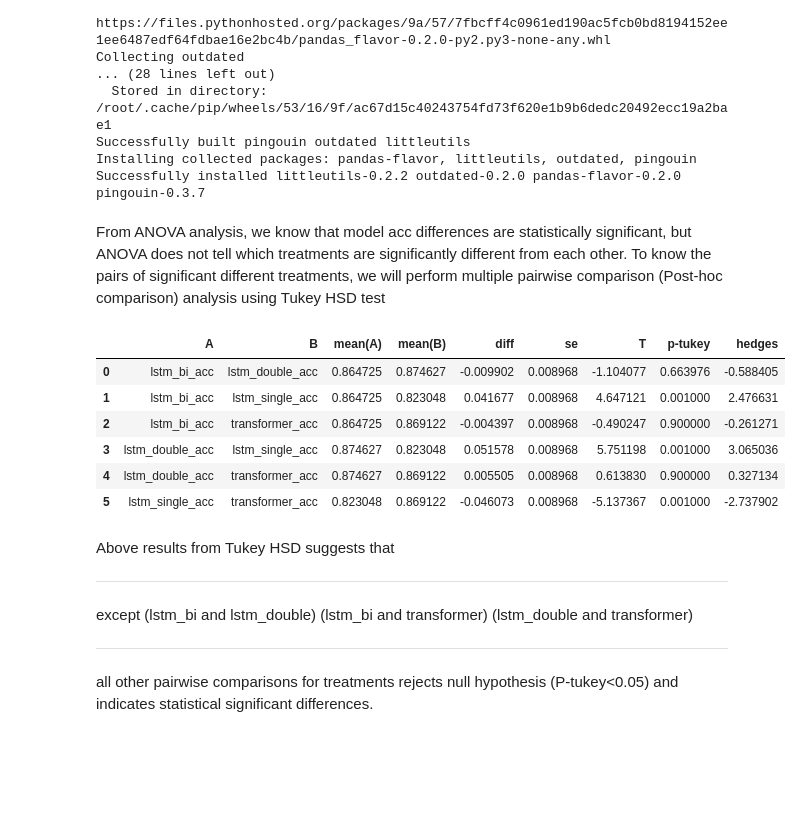
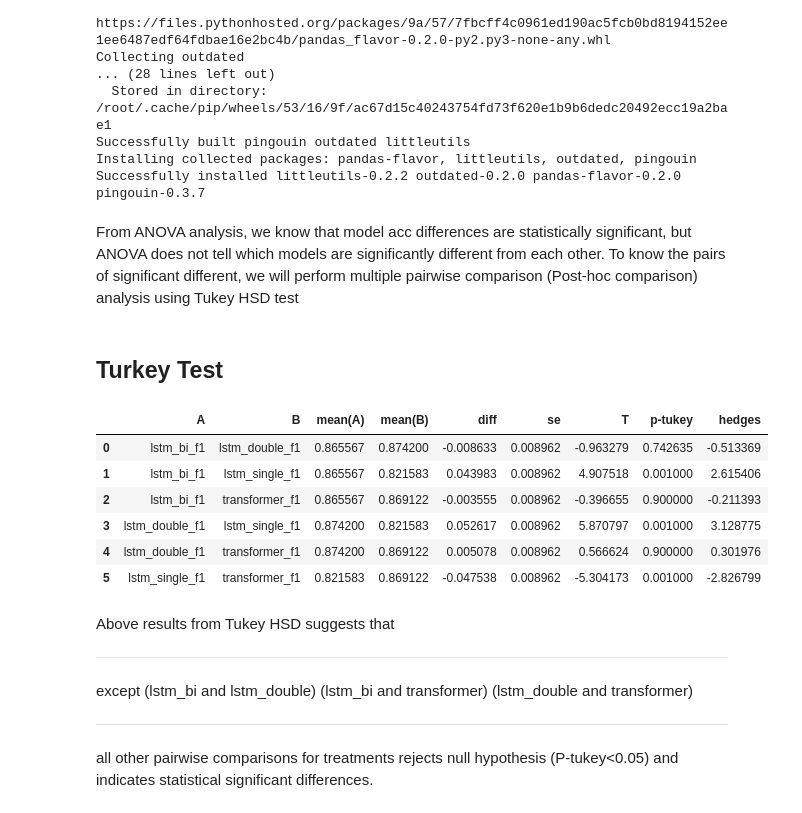
Before and after one commit to ishandas387/Language-Model-For-Odia, a Jupyter notebook: LSTM_&_Transformer_Language_model_Odia.ipynb, the cells around one changed output. Drawn from its saved outputs; the diff is of its cells as text; code cells hidden in the pictures; blank space fills up the shorter version.

```diff
--- a/LSTM_&_Transformer_Language_model_Odia.ipynb
+++ b/LSTM_&_Transformer_Language_model_Odia.ipynb
@@ -1857,0 +1830,31 @@ df_ft_normal
+# %%
+#manually filled f1 from results above. for all the sets 1-5 and X_test Y_test.
+
+lstm_single_f1_ft =[0.8073,0.7996,0.8017,0.7925,0.8226,0.8014]
+lstm_double_f1_ft =[0.8018,0.7893,0.7874,0.7833,0.8360,0.7974]
+lstm_bi_f1_ft =[0.8124,0.8409,0.8048,0.7958,0.8283,0.8142]
+transformer_f1_ft=[0.8303, 0.8207, 0.8129, 0.8081,0.8469,0.8239]
+
+
+#f1 score
+lstm_single_f1 = [0.8285,0.8118,0.8004,0.8163,0.8336,0.8389]
+lstm_double_f1 = [0.8801,0.8787,0.8606,0.8676,0.8709,0.8873]
+lstm_bi_f1 = [0.8840, 0.8611,0.8293,0.8590,0.8844,0.8756]
+transformer_f1 = [0.87743,0.87425,0.84231,0.86626,0.88622, 0.86826]
+
+
+
+data_f1_ft = {'lstm_single_f1_ft':lstm_single_f1_ft,'lstm_double_f1_ft':lstm_double_f1_ft,'lstm_bi_f1_ft':lstm_bi_f1_ft,'transformer_f1_ft':transformer_f1_ft}
+#d_ft_normal = {'lstm_single_acc_ft':lstm_single_acc_ft,'lstm_single_acc':lstm_single_acc}
+data_f1 = {'lstm_single_f1':lstm_single_f1,'lstm_double_f1':lstm_double_f1,'lstm_bi_f1':lstm_bi_f1,'transformer_f1':transformer_f1}
+
+data_f1_transformer_keras_ft = {'transformer_f1_ft':transformer_f1_ft,'transformer_f1':transformer_f1}
+import pandas as pd
+
+#fasttext
+df_f1_ft = pd.DataFrame(data_f1_ft)
+#df_ft_normal = pd.DataFrame(d_ft_normal)
+#keras
+df_data_f1 = pd.DataFrame(data_f1)
+
+df_data_f1_transformer_keras_ft = pd.DataFrame(data_f1_transformer_keras_ft)
@@ -1886,11 +1912,11 @@ no significant difference for keras and fastext embedding
 import statsmodels.api as sm
 from statsmodels.formula.api import ols
 # reshape the d dataframe suitable for statsmodels package
-d_melt = pd.melt(df.reset_index(), id_vars=['index'], value_vars=['lstm_single_acc', 'lstm_double_acc', 'lstm_bi_acc', 'transformer_acc'])
+d_melt = pd.melt(df_data_f1.reset_index(), id_vars=['index'], value_vars=['lstm_single_f1', 'lstm_double_f1', 'lstm_bi_f1', 'transformer_f1'])
 # replace column names
-d_melt.columns = ['index', 'treatments', 'value']
+d_melt.columns = ['index', 'models', 'value']
 # Ordinary Least Squares (OLS) model
-model = ols('value ~ C(treatments)', data=d_melt).fit()
+model = ols('value ~ C(models)', data=d_melt).fit()
 anova_table = sm.stats.anova_lm(model, typ=2)
 anova_table
 
@@ -1923,22 +1949,24 @@ Successfully built pingouin outdated littleutils
 Installing collected packages: pandas-flavor, littleutils, outdated, pingouin
 Successfully installed littleutils-0.2.2 outdated-0.2.0 pandas-flavor-0.2.0 pingouin-0.3.7
 # %% [markdown]
-From ANOVA analysis, we know that model acc differences are statistically significant, but ANOVA does not tell which treatments are significantly different from each other. To know the pairs of significant different treatments, we will perform multiple pairwise comparison (Post-hoc comparison) analysis using Tukey HSD test
+From ANOVA analysis, we know that model acc differences are statistically significant, but ANOVA does not tell which models are significantly different from each other. To know the pairs of significant different, we will perform multiple pairwise comparison (Post-hoc comparison) analysis using Tukey HSD test
+# %% [markdown]
+## Turkey Test
 # %%
 # load packages
 from pingouin import pairwise_tukey
 # perform multiple pairwise comparison (Tukey HSD)
 # for unbalanced (unequal sample size) data, pairwise_tukey uses Tukey-Kramer test
-m_comp = pairwise_tukey(data=d_melt, dv='value', between='treatments')
+m_comp = pairwise_tukey(data=d_melt, dv='value', between='models')
 m_comp
 # %% [output]
 |  | A | B | mean(A) | mean(B) | diff | se | T | p-tukey | hedges |
-| 0 | lstm_bi_acc | lstm_double_acc | 0.864725 | 0.874627 | -0.009902 | 0.008968 | -1.104077 | 0.663976 | -0.588405 |
-| 1 | lstm_bi_acc | lstm_single_acc | 0.864725 | 0.823048 | 0.041677 | 0.008968 | 4.647121 | 0.001000 | 2.476631 |
-| 2 | lstm_bi_acc | transformer_acc | 0.864725 | 0.869122 | -0.004397 | 0.008968 | -0.490247 | 0.900000 | -0.261271 |
-| 3 | lstm_double_acc | lstm_single_acc | 0.874627 | 0.823048 | 0.051578 | 0.008968 | 5.751198 | 0.001000 | 3.065036 |
-| 4 | lstm_double_acc | transformer_acc | 0.874627 | 0.869122 | 0.005505 | 0.008968 | 0.613830 | 0.900000 | 0.327134 |
-| 5 | lstm_single_acc | transformer_acc | 0.823048 | 0.869122 | -0.046073 | 0.008968 | -5.137367 | 0.001000 | -2.737902 |
+| 0 | lstm_bi_f1 | lstm_double_f1 | 0.865567 | 0.874200 | -0.008633 | 0.008962 | -0.963279 | 0.742635 | -0.513369 |
+| 1 | lstm_bi_f1 | lstm_single_f1 | 0.865567 | 0.821583 | 0.043983 | 0.008962 | 4.907518 | 0.001000 | 2.615406 |
+| 2 | lstm_bi_f1 | transformer_f1 | 0.865567 | 0.869122 | -0.003555 | 0.008962 | -0.396655 | 0.900000 | -0.211393 |
+| 3 | lstm_double_f1 | lstm_single_f1 | 0.874200 | 0.821583 | 0.052617 | 0.008962 | 5.870797 | 0.001000 | 3.128775 |
+| 4 | lstm_double_f1 | transformer_f1 | 0.874200 | 0.869122 | 0.005078 | 0.008962 | 0.566624 | 0.900000 | 0.301976 |
+| 5 | lstm_single_f1 | transformer_f1 | 0.821583 | 0.869122 | -0.047538 | 0.008962 | -5.304173 | 0.001000 | -2.826799 |
 # %% [markdown]
 Above results from Tukey HSD suggests that
 
```
Also changed, not shown: parts of 35 cells of this notebook.
